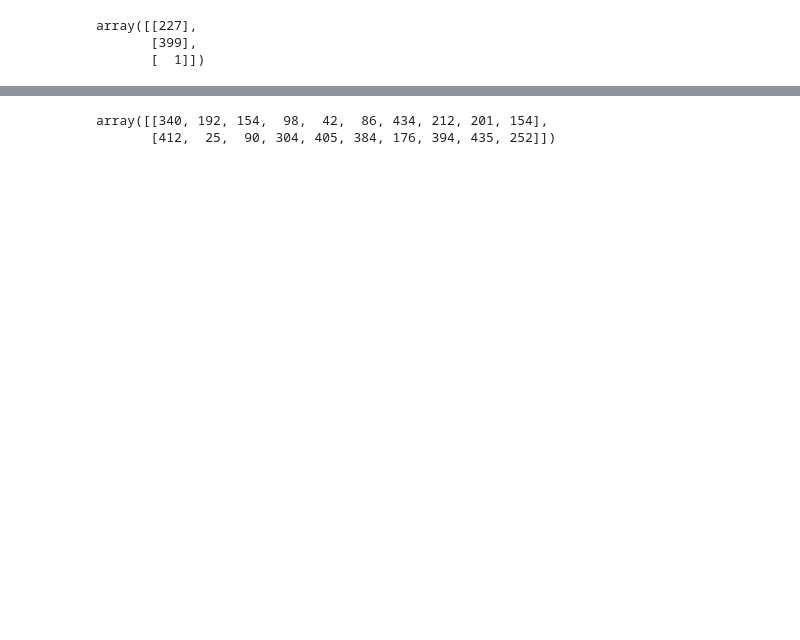
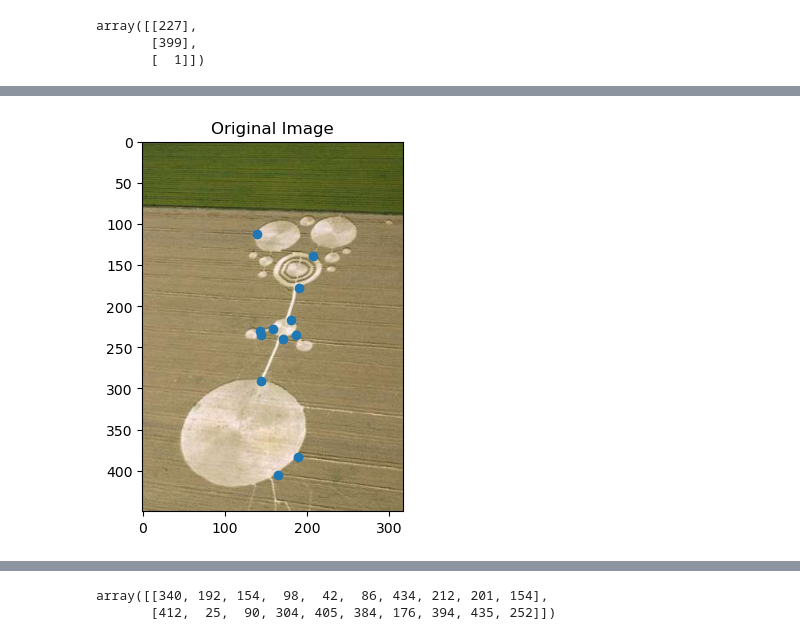
Before and after one commit to rzambrano1/computer_vision_image_stiching, a Jupyter notebook: tests_and_experiments.ipynb, the cells around one changed output, grey strips where cells are left out. Cells and saved outputs as stored; diff of their text form; code cells hidden in the pictures; blank space fills up the shorter version.

```diff
--- a/tests_and_experiments.ipynb
+++ b/tests_and_experiments.ipynb
@@ -352,0 +443,10 @@ array([[    340,     412,       1,       0,       0,       0,  -77180,
+# %%
+# Showing original image
+plt.imshow(crop2)
+plt.title("Original Image")
+
+plt.scatter(cc2[:,0],cc2[:,1])
+
+plt.show()
+# %% [output]
+[figure, added]
```
Also changed, not shown: parts of 51 cells of this notebook, 7 other files.
